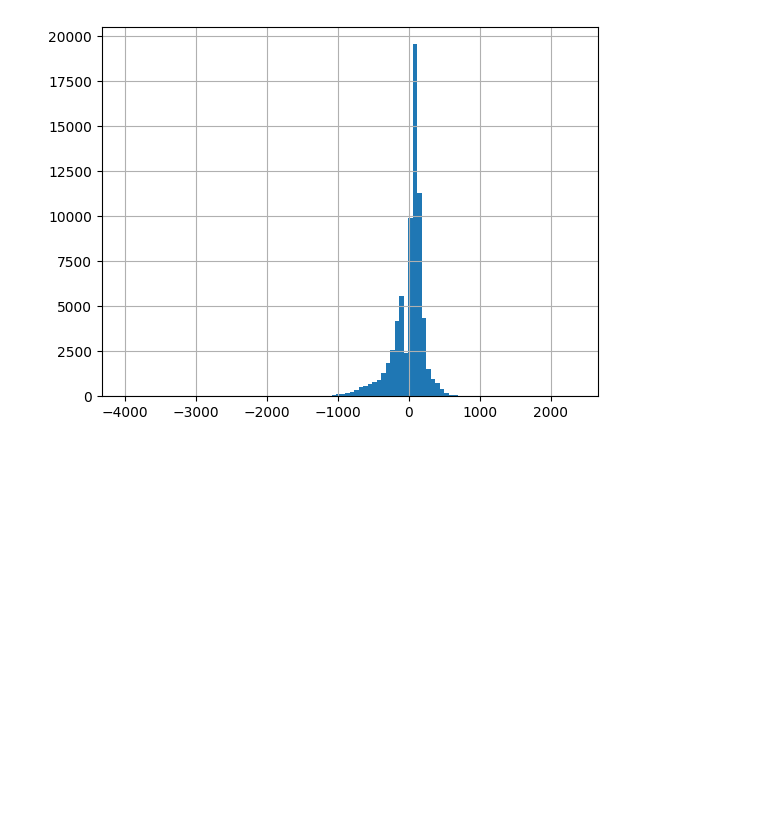
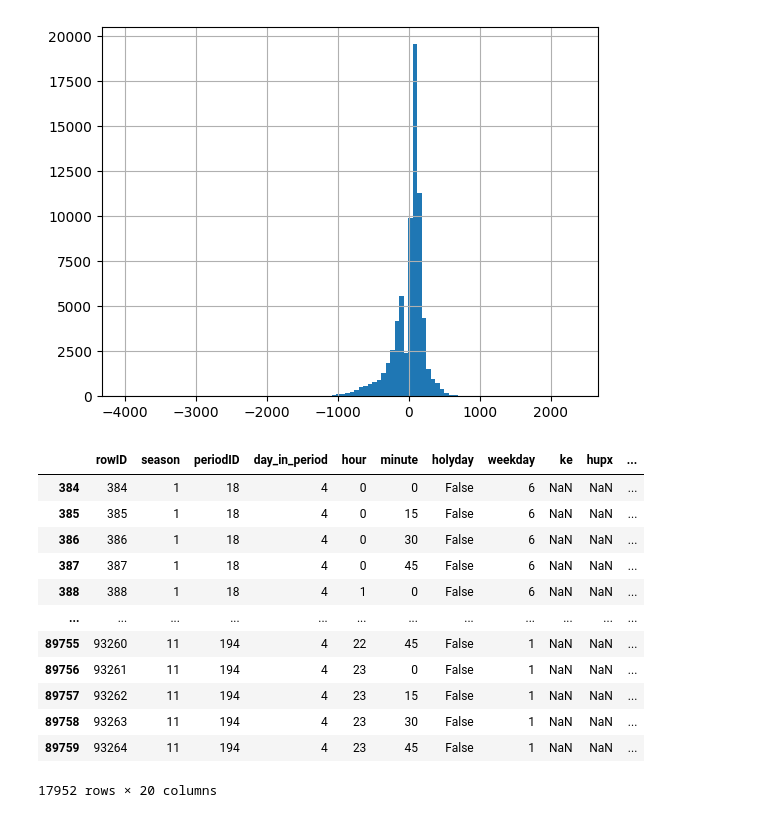
Before and after one commit to LaszloAbrok/BME-TMIT-DataScience-Competition-2024, a Jupyter notebook: competition.ipynb, the cells around one changed output. Saved outputs shown, nothing was run; the diff lists cells and outputs as text; code cells hidden in the pictures; blank space fills up the shorter version.

```diff
--- a/competition.ipynb
+++ b/competition.ipynb
@@ -137,5 +189,21 @@ df['target_reg'].hist(bins=100)
 # %% [output]
 <Axes: >
 [figure]
+# %%
+submit_df
+# %% [output]
+|  | rowID | season | periodID | day_in_period | hour | minute | holyday | weekday | ke | hupx | ... |
+| 384 | 384 | 1 | 18 | 4 | 0 | 0 | False | 6 | NaN | NaN | ... |
+| 385 | 385 | 1 | 18 | 4 | 0 | 15 | False | 6 | NaN | NaN | ... |
+| 386 | 386 | 1 | 18 | 4 | 0 | 30 | False | 6 | NaN | NaN | ... |
+| 387 | 387 | 1 | 18 | 4 | 0 | 45 | False | 6 | NaN | NaN | ... |
+| 388 | 388 | 1 | 18 | 4 | 1 | 0 | False | 6 | NaN | NaN | ... |
+| ... | ... | ... | ... | ... | ... | ... | ... | ... | ... | ... | ... |
+| 89755 | 93260 | 11 | 194 | 4 | 22 | 45 | False | 1 | NaN | NaN | ... |
+| 89756 | 93261 | 11 | 194 | 4 | 23 | 0 | False | 1 | NaN | NaN | ... |
+| 89757 | 93262 | 11 | 194 | 4 | 23 | 15 | False | 1 | NaN | NaN | ... |
+| 89758 | 93263 | 11 | 194 | 4 | 23 | 30 | False | 1 | NaN | NaN | ... |
+| 89759 | 93264 | 11 | 194 | 4 | 23 | 45 | False | 1 | NaN | NaN | ... |
+17952 rows × 20 columns
 # %%
 submit_df = submit_df.copy()
```
Also changed, not shown: parts of 9 cells of this notebook, 2 other files.
